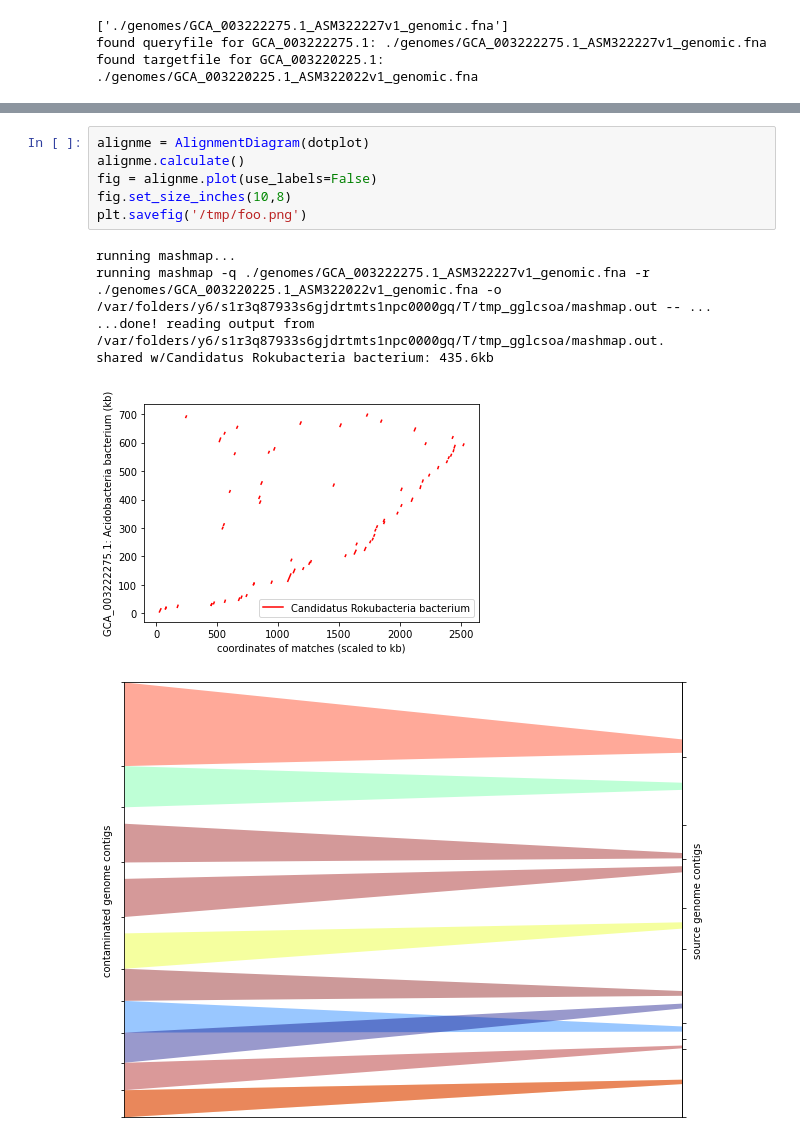
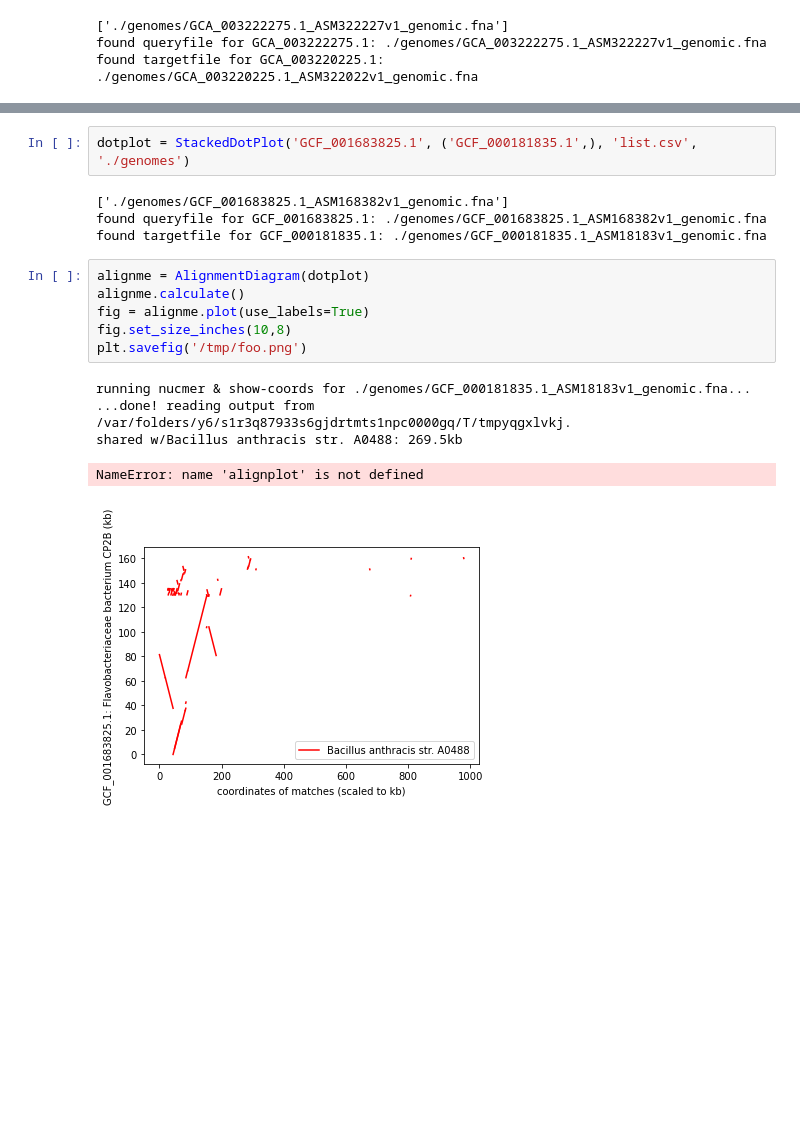
Before and after one commit to ctb/2020-stacked-dot-plots, a Jupyter notebook: alignme.ipynb, the cells around one changed output, grey strips where cells are left out. Cells and saved outputs as stored; diff of their text form; blank space fills up the shorter version.

```diff
--- a/alignme.ipynb
+++ b/alignme.ipynb
@@ -187,16 +43,21 @@ class AlignmentDiagram:
+# %%
+dotplot = StackedDotPlot('GCF_001683825.1', ('GCF_000181835.1',), 'list.csv', './genomes')
+# %% [output]
+['./genomes/GCF_001683825.1_ASM168382v1_genomic.fna']
+found queryfile for GCF_001683825.1: ./genomes/GCF_001683825.1_ASM168382v1_genomic.fna
+found targetfile for GCF_000181835.1: ./genomes/GCF_000181835.1_ASM18183v1_genomic.fna
 # %%
 alignme = AlignmentDiagram(dotplot)
 alignme.calculate()
-fig = alignme.plot(use_labels=False)
+fig = alignme.plot(use_labels=True)
 fig.set_size_inches(10,8)
 plt.savefig('/tmp/foo.png')
 # %% [output]
-running mashmap...
-running mashmap -q ./genomes/GCA_003222275.1_ASM322227v1_genomic.fna -r ./genomes/GCA_003220225.1_ASM322022v1_genomic.fna -o /var/folders/y6/s1r3q87933s6gjdrtmts1npc0000gq/T/tmp_gglcsoa/mashmap.out -- ...
-...done! reading output from /var/folders/y6/s1r3q87933s6gjdrtmts1npc0000gq/T/tmp_gglcsoa/mashmap.out.
-shared w/Candidatus Rokubacteria bacterium: 435.6kb
+running nucmer & show-coords for ./genomes/GCF_000181835.1_ASM18183v1_genomic.fna...
+...done! reading output from /var/folders/y6/s1r3q87933s6gjdrtmts1npc0000gq/T/tmpyqgxlvkj.
+shared w/Bacillus anthracis str. A0488: 269.5kb
+NameError: name 'alignplot' is not defined
-[figure, old version]
+[figure, new version]
-[figure, removed]
 # %%
 alignme.calculate(plot_all_contigs=True)
 fig = alignme.plot(use_labels=False)
```
Also changed, not shown: parts of 4 cells of this notebook, 1 other file.
